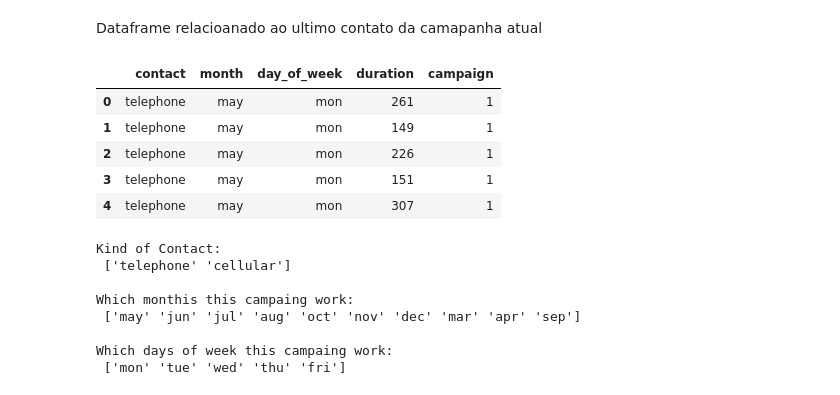
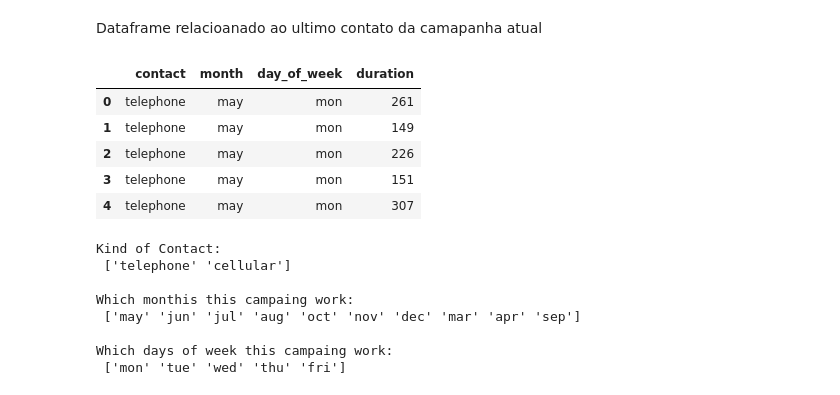
Before and after one commit to tvaditya/NeuroComp-INPE, a Jupyter notebook: BankMLPANN.ipynb, the cells around one changed output. Saved outputs shown, nothing was run; the diff lists cells and outputs as text; code cells hidden in the pictures.

```diff
--- a/BankMLPANN.ipynb
+++ b/BankMLPANN.ipynb
@@ -282,15 +282,15 @@ print(bank_client_df.shape)
 # %% [markdown]
 Dataframe relacioanado ao ultimo contato da camapanha atual
 # %%
-bank_related_df = bank_df.loc[: , ['contact', 'month', 'day_of_week', 'duration', 'campaign']]
+bank_related_df = bank_df.loc[: , ['contact', 'month', 'day_of_week', 'duration']]
 bank_related_df.head()
 # %% [output]
-|  | contact | month | day_of_week | duration | campaign |
-| 0 | telephone | may | mon | 261 | 1 |
-| 1 | telephone | may | mon | 149 | 1 |
-| 2 | telephone | may | mon | 226 | 1 |
-| 3 | telephone | may | mon | 151 | 1 |
-| 4 | telephone | may | mon | 307 | 1 |
+|  | contact | month | day_of_week | duration |
+| 0 | telephone | may | mon | 261 |
+| 1 | telephone | may | mon | 149 |
+| 2 | telephone | may | mon | 226 |
+| 3 | telephone | may | mon | 151 |
+| 4 | telephone | may | mon | 307 |
 # %%
 print("Kind of Contact: \n", bank_related_df['contact'].unique())
 print("\nWhich monthis this campaing work: \n", bank_related_df['month'].unique())
```
Also changed, not shown: parts of 8 cells of this notebook.
